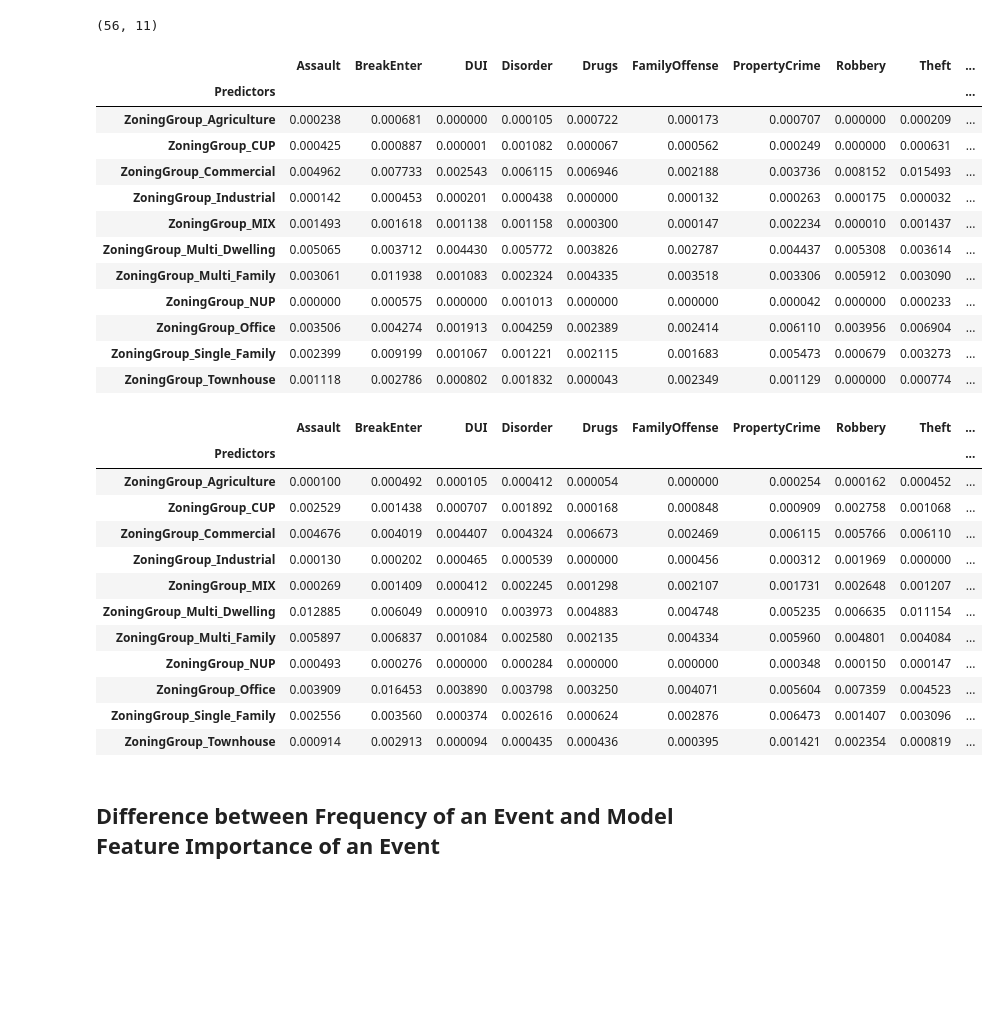
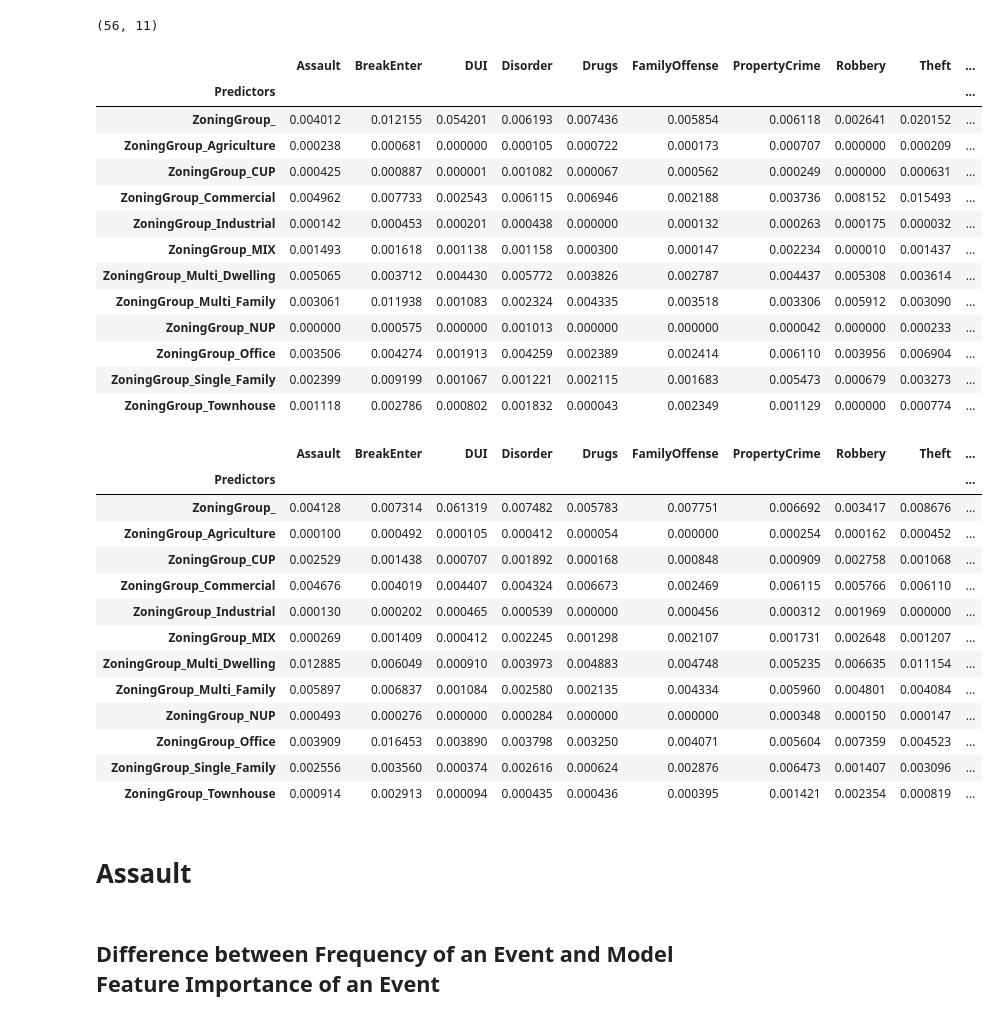
Before and after one commit to akell47/DataSciCourse, a Jupyter notebook: projects/DPD_Project/Incidents_Model.ipynb, the cells around one changed output. Saved outputs shown, nothing was run; the diff lists cells and outputs as text; code cells hidden in the pictures; blank space fills up the shorter version.

```diff
--- a/projects/DPD_Project/Incidents_Model.ipynb
+++ b/projects/DPD_Project/Incidents_Model.ipynb
@@ -1087,12 +1108,13 @@ FIRFdf.shape
 # %% [output]
 (56, 11)
 # %%
-ZoneSectionRF = FIRFdf.iloc[44:56]
+ZoneSectionRF = FIRFdf.iloc[43:56]
 ZoneSectionRF
 # Zoning Section from Random Forest Model
 # %% [output]
 |  | Assault | BreakEnter | DUI | Disorder | Drugs | FamilyOffense | PropertyCrime | Robbery | Theft | ... |
 | Predictors |  |  |  |  |  |  |  |  |  | ... |
+| ZoningGroup_ | 0.004012 | 0.012155 | 0.054201 | 0.006193 | 0.007436 | 0.005854 | 0.006118 | 0.002641 | 0.020152 | ... |
 | ZoningGroup_Agriculture | 0.000238 | 0.000681 | 0.000000 | 0.000105 | 0.000722 | 0.000173 | 0.000707 | 0.000000 | 0.000209 | ... |
 | ZoningGroup_CUP | 0.000425 | 0.000887 | 0.000001 | 0.001082 | 0.000067 | 0.000562 | 0.000249 | 0.000000 | 0.000631 | ... |
 | ZoningGroup_Commercial | 0.004962 | 0.007733 | 0.002543 | 0.006115 | 0.006946 | 0.002188 | 0.003736 | 0.008152 | 0.015493 | ... |
@@ -1105,12 +1127,13 @@ ZoneSectionRF
 | ZoningGroup_Single_Family | 0.002399 | 0.009199 | 0.001067 | 0.001221 | 0.002115 | 0.001683 | 0.005473 | 0.000679 | 0.003273 | ... |
 | ZoningGroup_Townhouse | 0.001118 | 0.002786 | 0.000802 | 0.001832 | 0.000043 | 0.002349 | 0.001129 | 0.000000 | 0.000774 | ... |
 # %%
-ZoneSectionDT = FITDdf.iloc[44:56]
+ZoneSectionDT = FITDdf.iloc[43:56]
 ZoneSectionDT
 # Zoning Section from Decision Tree Model
 # %% [output]
 |  | Assault | BreakEnter | DUI | Disorder | Drugs | FamilyOffense | PropertyCrime | Robbery | Theft | ... |
 | Predictors |  |  |  |  |  |  |  |  |  | ... |
+| ZoningGroup_ | 0.004128 | 0.007314 | 0.061319 | 0.007482 | 0.005783 | 0.007751 | 0.006692 | 0.003417 | 0.008676 | ... |
 | ZoningGroup_Agriculture | 0.000100 | 0.000492 | 0.000105 | 0.000412 | 0.000054 | 0.000000 | 0.000254 | 0.000162 | 0.000452 | ... |
 | ZoningGroup_CUP | 0.002529 | 0.001438 | 0.000707 | 0.001892 | 0.000168 | 0.000848 | 0.000909 | 0.002758 | 0.001068 | ... |
 | ZoningGroup_Commercial | 0.004676 | 0.004019 | 0.004407 | 0.004324 | 0.006673 | 0.002469 | 0.006115 | 0.005766 | 0.006110 | ... |
@@ -1122,6 +1145,8 @@ ZoneSectionDT
 | ZoningGroup_Office | 0.003909 | 0.016453 | 0.003890 | 0.003798 | 0.003250 | 0.004071 | 0.005604 | 0.007359 | 0.004523 | ... |
 | ZoningGroup_Single_Family | 0.002556 | 0.003560 | 0.000374 | 0.002616 | 0.000624 | 0.002876 | 0.006473 | 0.001407 | 0.003096 | ... |
 | ZoningGroup_Townhouse | 0.000914 | 0.002913 | 0.000094 | 0.000435 | 0.000436 | 0.000395 | 0.001421 | 0.002354 | 0.000819 | ... |
+# %% [markdown]
+# Assault
 # %% [markdown]
 ## Difference between Frequency of an Event and Model Feature Importance of an Event
 # %%
```
Also changed, not shown: parts of 25 cells of this notebook.
